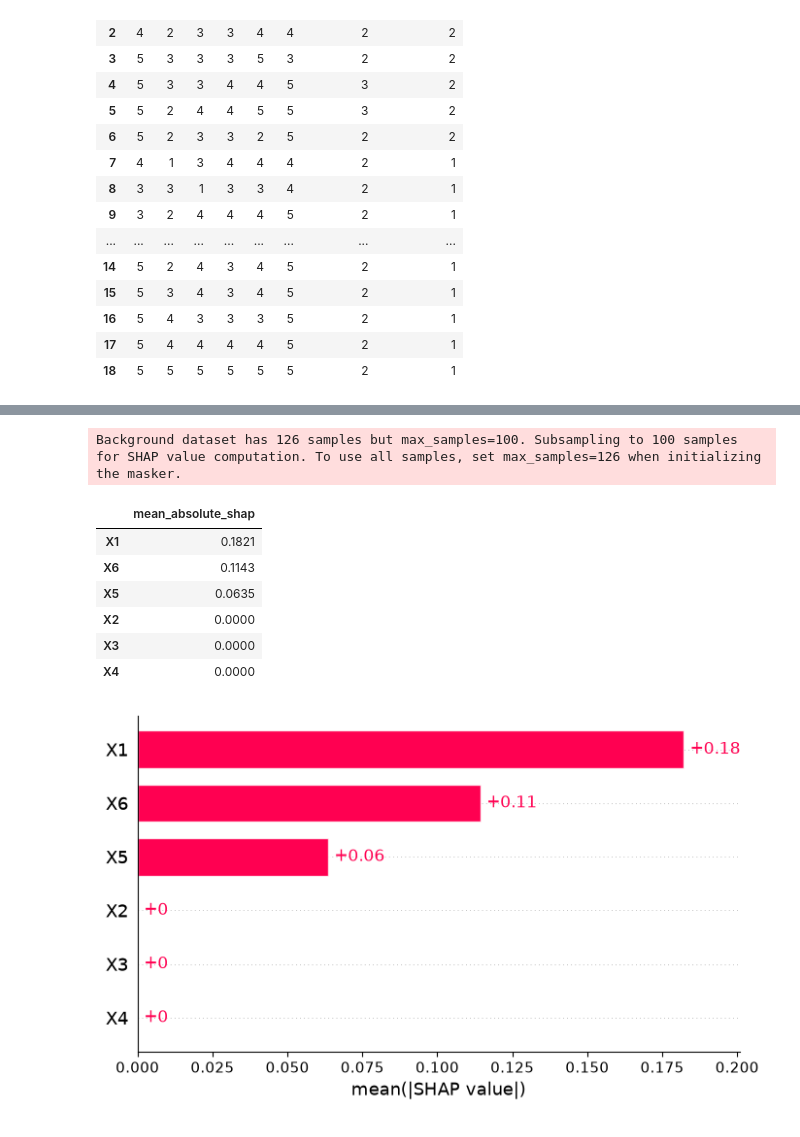
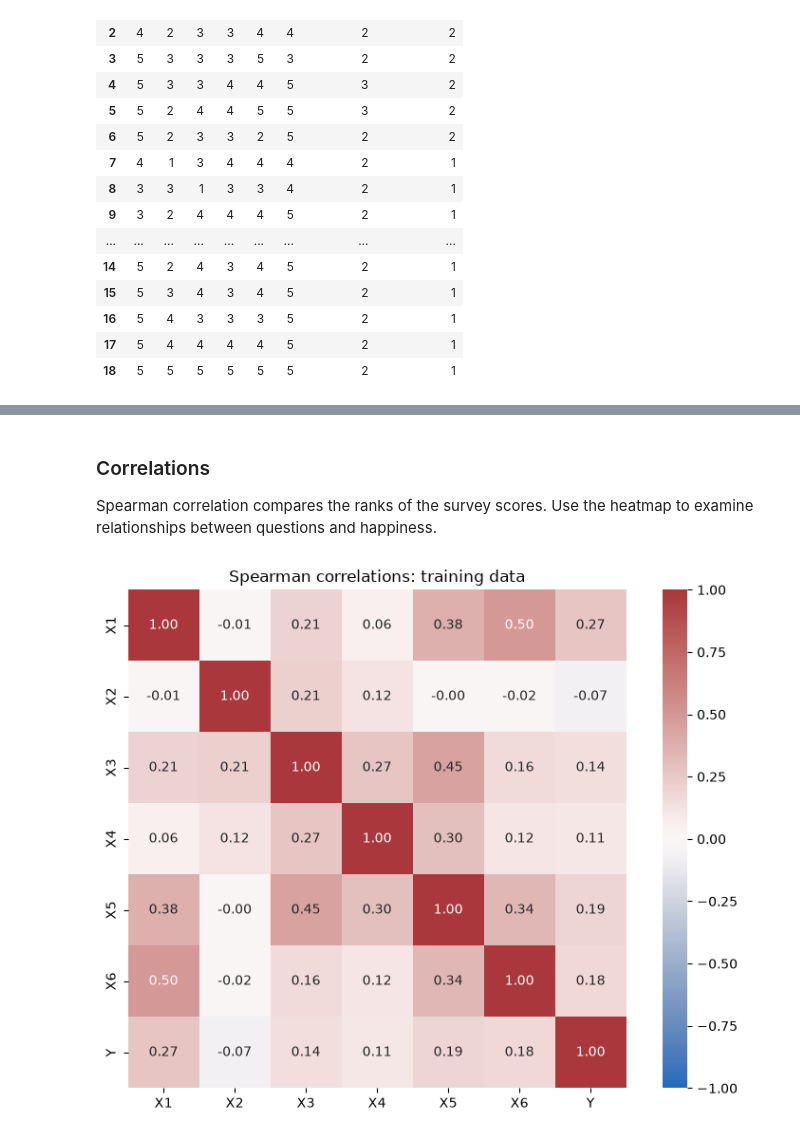
Before and after one commit to ca34525/QWFuFPmtYoLpq4Qt, a Jupyter notebook: notebooks/1.0-CTA-customer-happiness-analysis.ipynb, the cells around one changed output, grey strips where cells are left out. Cells and saved outputs as stored; diff of their text form; code cells hidden in the pictures.

```diff
--- a/notebooks/1.0-CTA-customer-happiness-analysis.ipynb
+++ b/notebooks/1.0-CTA-customer-happiness-analysis.ipynb
@@ -579,28 +226,27 @@ that removing a question preserves predictive performance.
-# %%
-import shap
-
-def predict_happiness(data):
-    data = pd.DataFrame(data, columns=X_train.columns)
-    return final_model.predict_proba(data)[:, 1]
-
-explainer = shap.Explainer(predict_happiness, X_train)
-shap_values = explainer(X_train)
-
-question_importance = pd.Series(
-    np.abs(shap_values.values).mean(axis=0),
-    index=X_train.columns,
-    name="mean_absolute_shap",
-).sort_values(ascending=False)
-
-display(question_importance.to_frame().round(4))
-shap.plots.bar(shap_values)
-# %% [output]
-Background dataset has 126 samples but max_samples=100. Subsampling to 100 samples for SHAP value computation. To use all samples, set max_samples=126 when initializing the masker.
-|  | mean_absolute_shap |
-| X1 | 0.1821 |
-| X6 | 0.1143 |
-| X5 | 0.0635 |
-| X2 | 0.0000 |
-| X3 | 0.0000 |
-| X4 | 0.0000 |
-[figure, removed]
+# %% [markdown]
+### Correlations
+
+Spearman correlation compares the ranks of the survey scores. Use the
+heatmap to examine relationships between questions and happiness.
+# %%
+spearman_corr = train_df[[*FEATURE_COLUMNS, TARGET_COLUMN]].corr(method="spearman")
+
+fig, ax = plt.subplots(figsize=(8, 6))
+
+sns.heatmap(
+    spearman_corr,
+    annot=True,
+    fmt=".2f",
+    vmin=-1,
+    vmax=1,
+    center=0,
+    cmap="vlag",
+    square=True,
+    ax=ax,
+)
+
+ax.set_title("Spearman correlations: training data")
+fig.tight_layout()
+plt.show()
+# %% [output]
+[figure, added]
```
Also changed, not shown: parts of 70 cells of this notebook, 3 other files.
